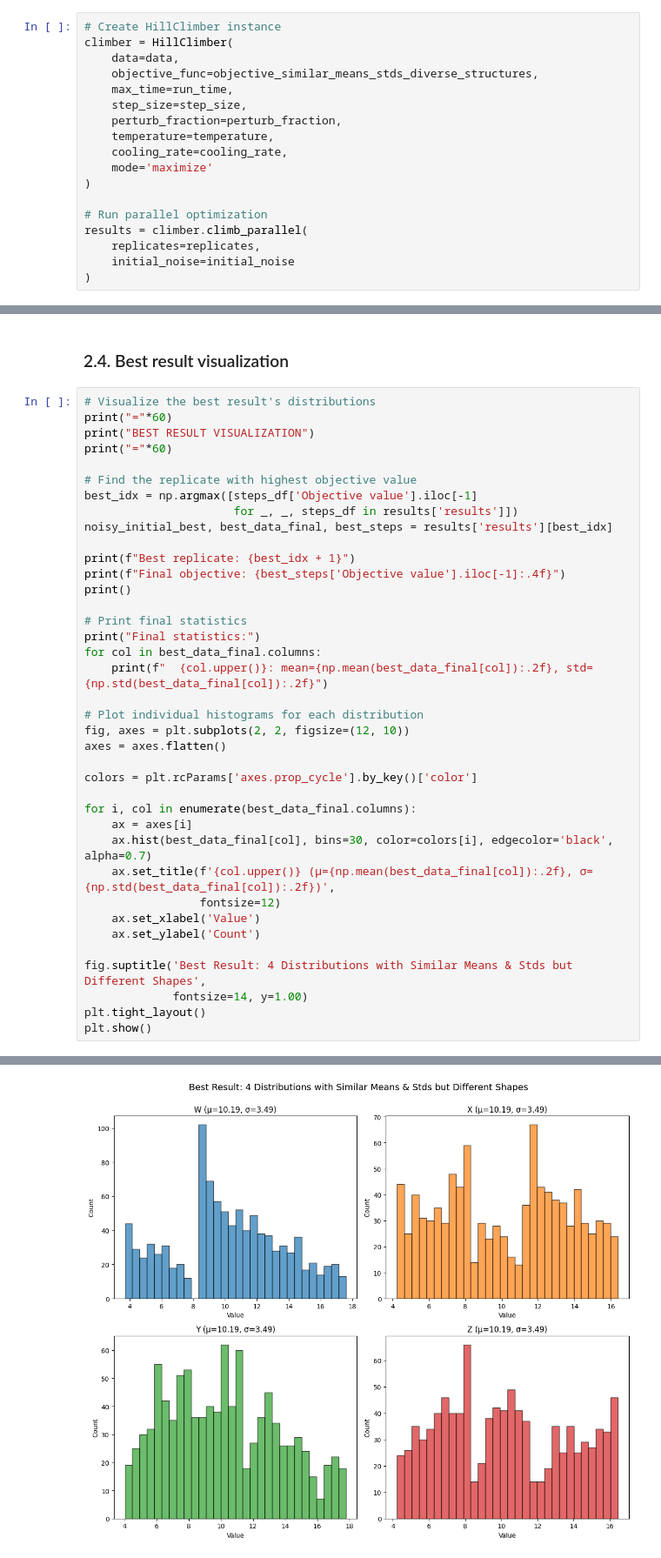
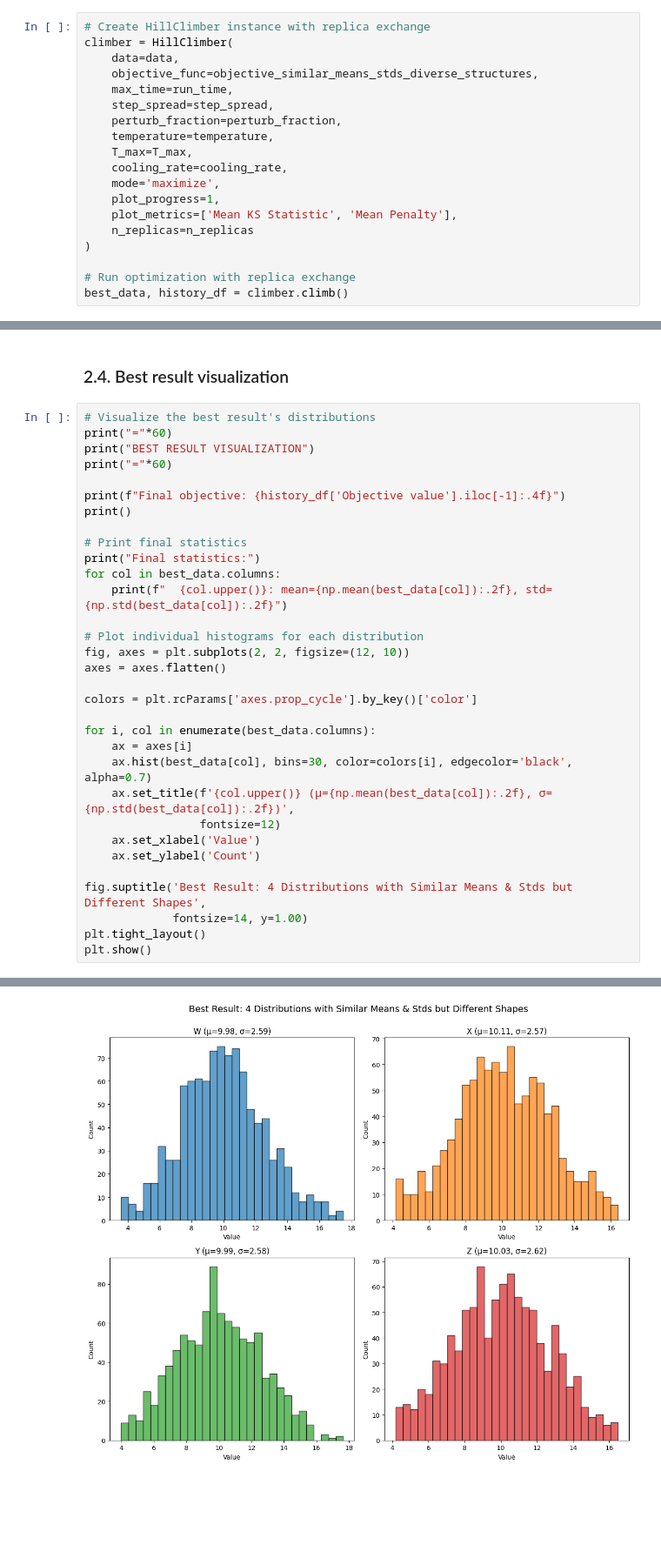
Before and after one commit to gperdrizet/hill_climber, a Jupyter notebook: notebooks/03-mean_std.ipynb, the cells around one changed output, grey strips where cells are left out. Shown at 87% size. Saved outputs shown, nothing was run; the diff lists cells and outputs as text; blank space fills up the shorter version.

```diff
--- a/notebooks/03-mean_std.ipynb
+++ b/notebooks/03-mean_std.ipynb
@@ -190,20 +190,21 @@ def objective_similar_means_stds_diverse_structures(w, x, y, z):
 # %% [markdown]
 ### 2.2. Hill climbing run
 # %%
-# Create HillClimber instance
+# Create HillClimber instance with replica exchange
 climber = HillClimber(
     data=data,
     objective_func=objective_similar_means_stds_diverse_structures,
     max_time=run_time,
-    step_size=step_size,
+    step_spread=step_spread,
     perturb_fraction=perturb_fraction,
     temperature=temperature,
+    T_max=T_max,
     cooling_rate=cooling_rate,
-    mode='maximize'
+    mode='maximize',
+    plot_progress=1,
+    plot_metrics=['Mean KS Statistic', 'Mean Penalty'],
+    n_replicas=n_replicas
 )
 
-# Run parallel optimization
-results = climber.climb_parallel(
-    replicates=replicates,
-    initial_noise=initial_noise
-)
+# Run optimization with replica exchange
+best_data, history_df = climber.climb()
@@ -233,19 +234,13 @@ print("="*60)
 print("BEST RESULT VISUALIZATION")
 print("="*60)
 
-# Find the replicate with highest objective value
-best_idx = np.argmax([steps_df['Objective value'].iloc[-1]
-                      for _, _, steps_df in results['results']])
-noisy_initial_best, best_data_final, best_steps = results['results'][best_idx]
-
-print(f"Best replicate: {best_idx + 1}")
-print(f"Final objective: {best_steps['Objective value'].iloc[-1]:.4f}")
+print(f"Final objective: {history_df['Objective value'].iloc[-1]:.4f}")
 print()
 
 # Print final statistics
 print("Final statistics:")
-for col in best_data_final.columns:
-    print(f"  {col.upper()}: mean={np.mean(best_data_final[col]):.2f}, std={np.std(best_data_final[col]):.2f}")
+for col in best_data.columns:
+    print(f"  {col.upper()}: mean={np.mean(best_data[col]):.2f}, std={np.std(best_data[col]):.2f}")
 
 # Plot individual histograms for each distribution
 fig, axes = plt.subplots(2, 2, figsize=(12, 10))
@@ -253,10 +248,10 @@ axes = axes.flatten()
 
 colors = plt.rcParams['axes.prop_cycle'].by_key()['color']
 
-for i, col in enumerate(best_data_final.columns):
+for i, col in enumerate(best_data.columns):
     ax = axes[i]
-    ax.hist(best_data_final[col], bins=30, color=colors[i], edgecolor='black', alpha=0.7)
-    ax.set_title(f'{col.upper()} (μ={np.mean(best_data_final[col]):.2f}, σ={np.std(best_data_final[col]):.2f})',
+    ax.hist(best_data[col], bins=30, color=colors[i], edgecolor='black', alpha=0.7)
+    ax.set_title(f'{col.upper()} (μ={np.mean(best_data[col]):.2f}, σ={np.std(best_data[col]):.2f})',
                  fontsize=12)
     ax.set_xlabel('Value')
     ax.set_ylabel('Count')
@@ -280,2 +274,2 @@ Final statistics:
-[figure, old version]
+[figure, new version]
 # %%
```
Also changed, not shown: parts of 12 cells of this notebook, 5 other files.
